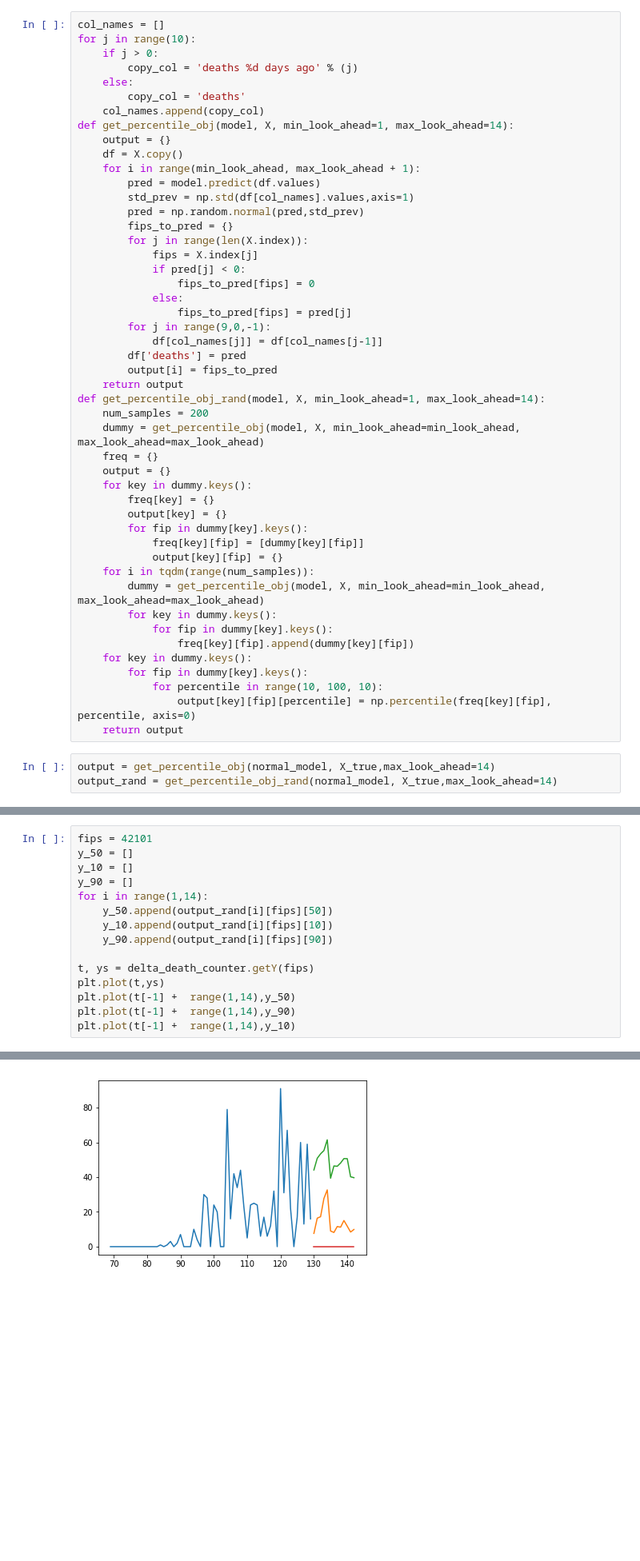
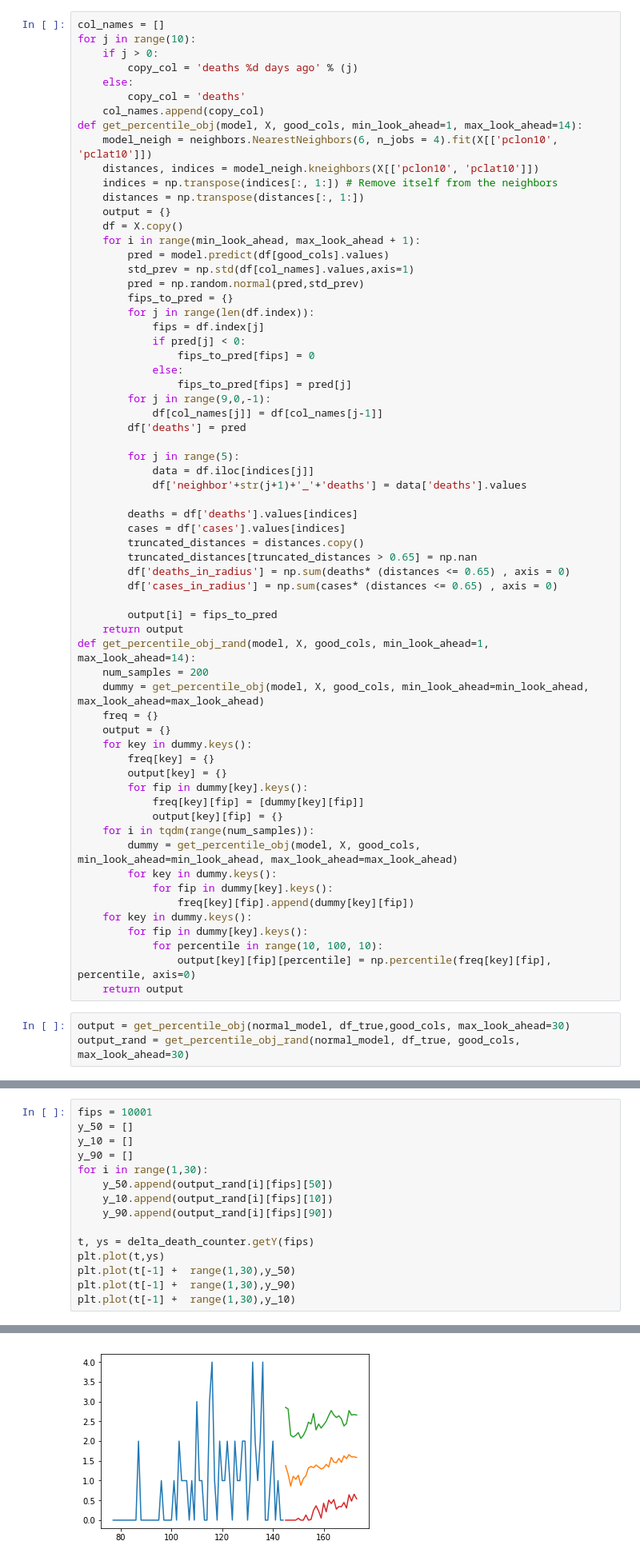
Before and after one commit to majesticfish/CS156B-Covid-Challenge, a Jupyter notebook: exploratory/Sean's Notebook/Just XY, please.ipynb, the cells around one changed output, grey strips where cells are left out. Shown: that part at 80% size. Drawn from its saved outputs; the diff is of its cells as text; blank space fills up the shorter version.

```diff
--- a/exploratory/Sean's Notebook/Just XY, please.ipynb
+++ b/exploratory/Sean's Notebook/Just XY, please.ipynb
@@ -346,16 +362,20 @@ for j in range(10):
     else:
         copy_col = 'deaths'
     col_names.append(copy_col)
-def get_percentile_obj(model, X, min_look_ahead=1, max_look_ahead=14):
+def get_percentile_obj(model, X, good_cols, min_look_ahead=1, max_look_ahead=14):
+    model_neigh = neighbors.NearestNeighbors(6, n_jobs = 4).fit(X[['pclon10', 'pclat10']])
+    distances, indices = model_neigh.kneighbors(X[['pclon10', 'pclat10']])
+    indices = np.transpose(indices[:, 1:]) # Remove itself from the neighbors
+    distances = np.transpose(distances[:, 1:])
     output = {}
     df = X.copy()
     for i in range(min_look_ahead, max_look_ahead + 1):
-        pred = model.predict(df.values)
+        pred = model.predict(df[good_cols].values)
         std_prev = np.std(df[col_names].values,axis=1)
         pred = np.random.normal(pred,std_prev)
         fips_to_pred = {}
-        for j in range(len(X.index)):
-            fips = X.index[j]
+        for j in range(len(df.index)):
+            fips = df.index[j]
             if pred[j] < 0:
                 fips_to_pred[fips] = 0
             else:
@@ -363,11 +383,23 @@ def get_percentile_obj(model, X, min_look_ahead=1, max_look_ahead=14):
         for j in range(9,0,-1):
             df[col_names[j]] = df[col_names[j-1]]
         df['deaths'] = pred
+
+        for j in range(5):
+            data = df.iloc[indices[j]]
+            df['neighbor'+str(j+1)+'_'+'deaths'] = data['deaths'].values
+
+        deaths = df['deaths'].values[indices]
+        cases = df['cases'].values[indices]
+        truncated_distances = distances.copy()
+        truncated_distances[truncated_distances > 0.65] = np.nan
+        df['deaths_in_radius'] = np.sum(deaths* (distances <= 0.65) , axis = 0)
+        df['cases_in_radius'] = np.sum(cases* (distances <= 0.65) , axis = 0)
+
         output[i] = fips_to_pred
     return output
-def get_percentile_obj_rand(model, X, min_look_ahead=1, max_look_ahead=14):
+def get_percentile_obj_rand(model, X, good_cols, min_look_ahead=1, max_look_ahead=14):
     num_samples = 200
-    dummy = get_percentile_obj(model, X, min_look_ahead=min_look_ahead, max_look_ahead=max_look_ahead)
+    dummy = get_percentile_obj(model, X, good_cols, min_look_ahead=min_look_ahead, max_look_ahead=max_look_ahead)
     freq = {}
     output = {}
     for key in dummy.keys():
@@ -377,7 +409,7 @@ def get_percentile_obj_rand(model, X, min_look_ahead=1, max_look_ahead=14):
             freq[key][fip] = [dummy[key][fip]]
             output[key][fip] = {}
     for i in tqdm(range(num_samples)):
-        dummy = get_percentile_obj(model, X, min_look_ahead=min_look_ahead, max_look_ahead=max_look_ahead)
+        dummy = get_percentile_obj(model, X, good_cols, min_look_ahead=min_look_ahead, max_look_ahead=max_look_ahead)
         for key in dummy.keys():
             for fip in dummy[key].keys():
                 freq[key][fip].append(dummy[key][fip])
@@ -387,28 +419,28 @@ def get_percentile_obj_rand(model, X, min_look_ahead=1, max_look_ahead=14):
                 output[key][fip][percentile] = np.percentile(freq[key][fip], percentile, axis=0)
     return output
 # %%
-output = get_percentile_obj(normal_model, X_true,max_look_ahead=14)
-output_rand = get_percentile_obj_rand(normal_model, X_true,max_look_ahead=14)
+output = get_percentile_obj(normal_model, df_true,good_cols, max_look_ahead=30)
+output_rand = get_percentile_obj_rand(normal_model, df_true, good_cols, max_look_ahead=30)
 # %% [output]
 [interactive output not drawn]
 # %%
-fips = 42101
+fips = 10001
 y_50 = []
 y_10 = []
 y_90 = []
-for i in range(1,14):
+for i in range(1,30):
     y_50.append(output_rand[i][fips][50])
     y_10.append(output_rand[i][fips][10])
     y_90.append(output_rand[i][fips][90])
 
 t, ys = delta_death_counter.getY(fips)
 plt.plot(t,ys)
-plt.plot(t[-1] +  range(1,14),y_50)
-plt.plot(t[-1] +  range(1,14),y_90)
-plt.plot(t[-1] +  range(1,14),y_10)
+plt.plot(t[-1] +  range(1,30),y_50)
+plt.plot(t[-1] +  range(1,30),y_90)
+plt.plot(t[-1] +  range(1,30),y_10)
 # %% [output]
 [<matplotlib.lines.Line2D at 0x...>]
-[figure, old version]
+[figure, new version]
 # %%
 df_sample_sub = pd.read_csv(f"{homedir}/sample_submission.csv")
 df_sample_sub['fips'] = df_sample_sub['id'].map(lambda i : int(i[11:]))
```
Also changed, not shown: parts of 15 cells of this notebook, 2 other files.
